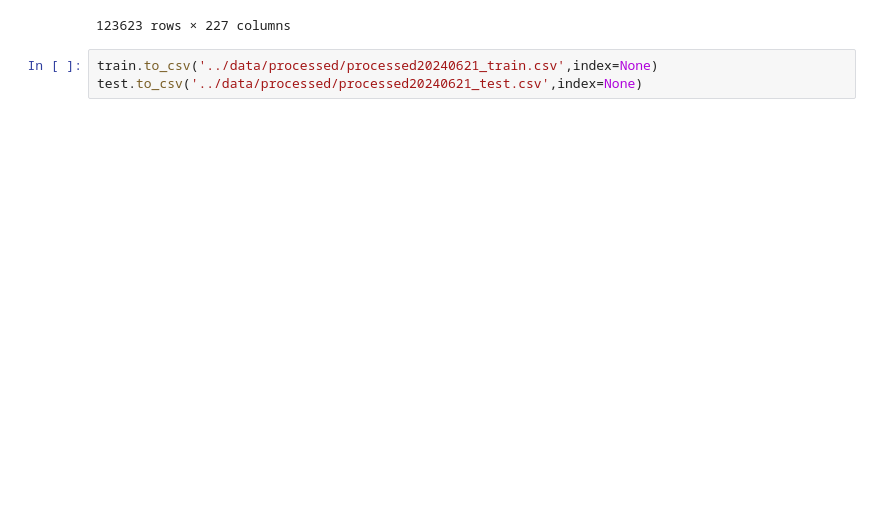
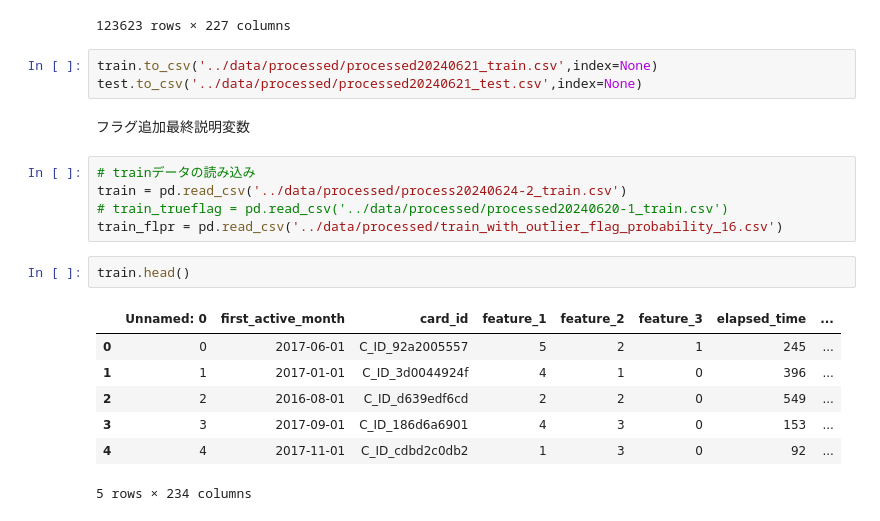
Before and after one commit to kosugihiroki/AnalyticalPipeline, a Jupyter notebook: notebooks/02_data_preparation_06211500.ipynb, the cells around one changed output. Saved outputs shown, nothing was run; the diff lists cells and outputs as text; blank space fills up the shorter version.

```diff
--- a/notebooks/02_data_preparation_06211500.ipynb
+++ b/notebooks/02_data_preparation_06211500.ipynb
@@ -616,3 +647,20 @@ test
 # %%
 train.to_csv('../data/processed/processed20240621_train.csv',index=None)
 test.to_csv('../data/processed/processed20240621_test.csv',index=None)
+# %% [markdown]
+フラグ追加最終説明変数
+# %%
+# trainデータの読み込み
+train = pd.read_csv('../data/processed/process20240624-2_train.csv')
+# train_trueflag = pd.read_csv('../data/processed/processed20240620-1_train.csv')
+train_flpr = pd.read_csv('../data/processed/train_with_outlier_flag_probability_16.csv')
+# %%
+train.head()
+# %% [output]
+|  | Unnamed: 0 | first_active_month | card_id | feature_1 | feature_2 | feature_3 | elapsed_time | ... |
+| 0 | 0 | 2017-06-01 | C_ID_92a2005557 | 5 | 2 | 1 | 245 | ... |
+| 1 | 1 | 2017-01-01 | C_ID_3d0044924f | 4 | 1 | 0 | 396 | ... |
+| 2 | 2 | 2016-08-01 | C_ID_d639edf6cd | 2 | 2 | 0 | 549 | ... |
+| 3 | 3 | 2017-09-01 | C_ID_186d6a6901 | 4 | 3 | 0 | 153 | ... |
+| 4 | 4 | 2017-11-01 | C_ID_cdbd2c0db2 | 1 | 3 | 0 | 92 | ... |
+5 rows × 234 columns
```
Also changed, not shown: parts of 19 cells of this notebook, 2 other files.
